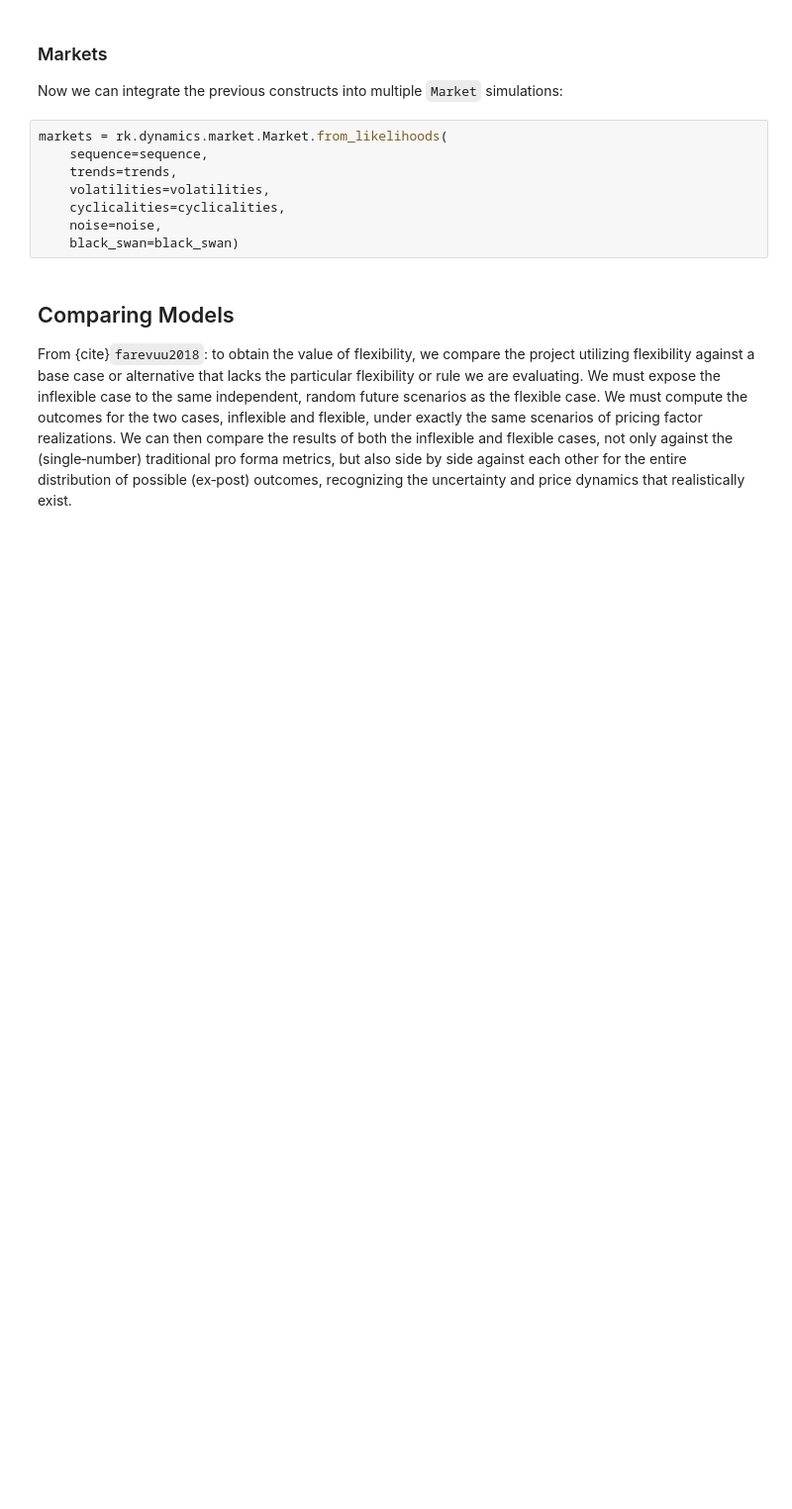
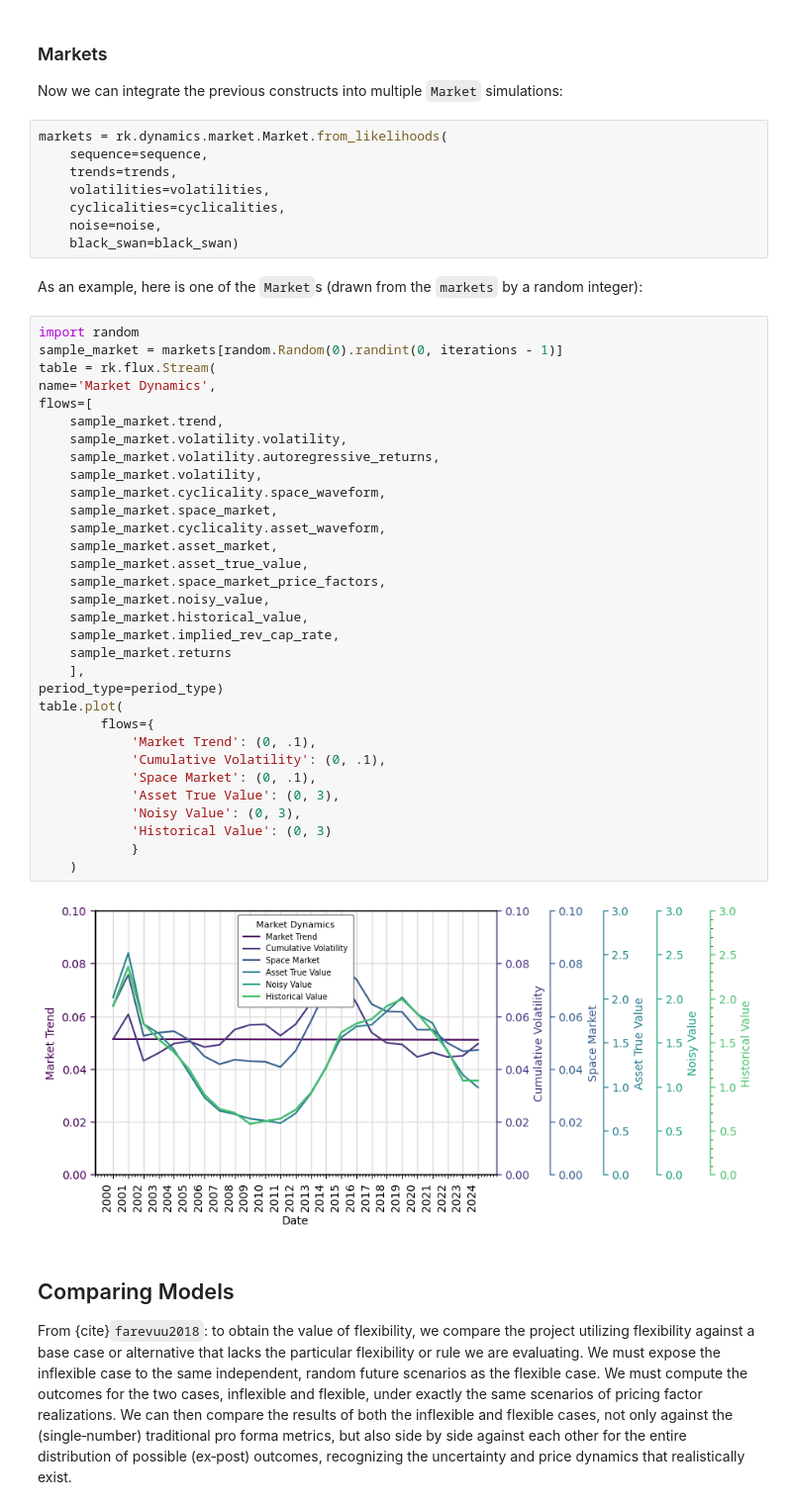
Before and after one commit to daniel-fink/rangekeeper, a Jupyter notebook: walkthrough/_build/jupyter_execute/flexibility_under_uncertainty.ipynb, the cells around one changed output. Shown at 99% size. Cells and saved outputs as stored; diff of their text form; blank space fills up the shorter version.

```diff
--- a/walkthrough/_build/jupyter_execute/flexibility_under_uncertainty.ipynb
+++ b/walkthrough/_build/jupyter_execute/flexibility_under_uncertainty.ipynb
@@ -219,6 +219,42 @@ markets = rk.dynamics.market.Market.from_likelihoods(
     cyclicalities=cyclicalities,
     noise=noise,
     black_swan=black_swan)
+# %% [markdown]
+As an example, here is one of the `Market`s (drawn from the `markets` by a random integer):
+# %%
+import random
+sample_market = markets[random.Random(0).randint(0, iterations - 1)]
+table = rk.flux.Stream(
+name='Market Dynamics',
+flows=[
+    sample_market.trend,
+    sample_market.volatility.volatility,
+    sample_market.volatility.autoregressive_returns,
+    sample_market.volatility,
+    sample_market.cyclicality.space_waveform,
+    sample_market.space_market,
+    sample_market.cyclicality.asset_waveform,
+    sample_market.asset_market,
+    sample_market.asset_true_value,
+    sample_market.space_market_price_factors,
+    sample_market.noisy_value,
+    sample_market.historical_value,
+    sample_market.implied_rev_cap_rate,
+    sample_market.returns
+    ],
+period_type=period_type)
+table.plot(
+        flows={
+            'Market Trend': (0, .1),
+            'Cumulative Volatility': (0, .1),
+            'Space Market': (0, .1),
+            'Asset True Value': (0, 3),
+            'Noisy Value': (0, 3),
+            'Historical Value': (0, 3)
+            }
+    )
+# %% [output]
+[figure, added]
 # %% [markdown]
 ## Comparing Models
 From {cite}`farevuu2018`: to obtain the value of flexibility, we compare the
```
Also changed, not shown: parts of 17 cells of this notebook, 30 other files.
